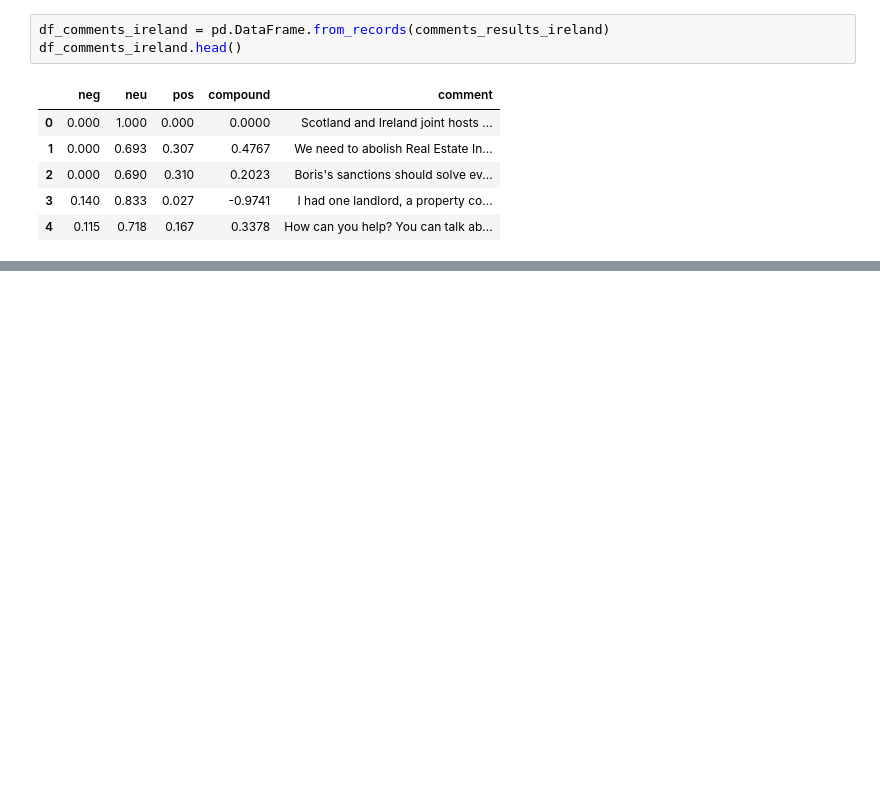
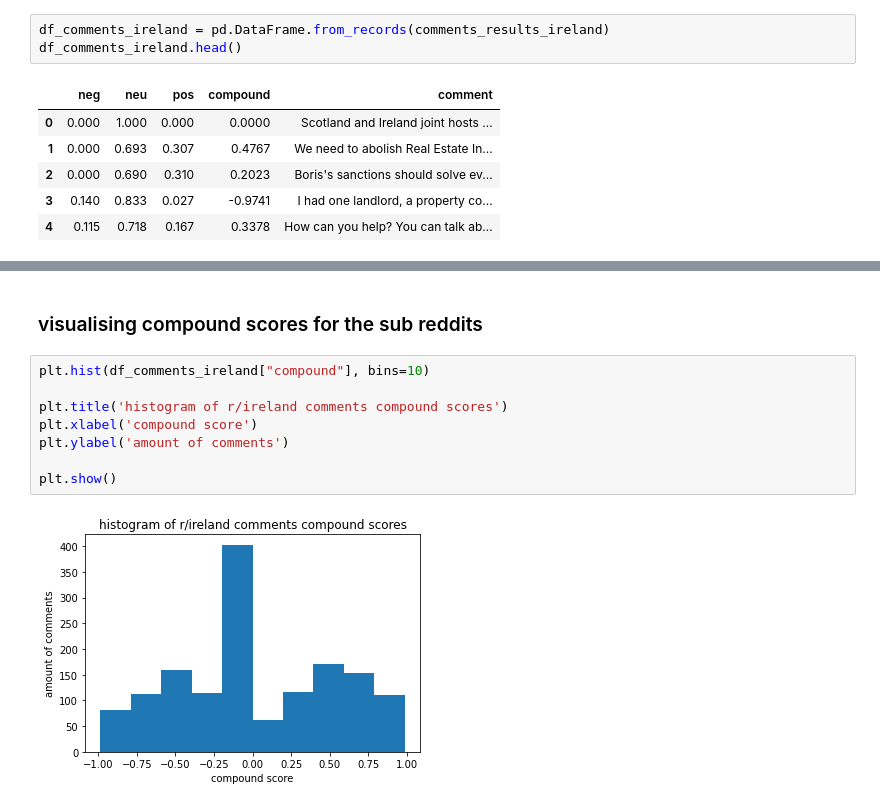
Before and after one commit to Gus1616/investigation_of_language_styles_reddit, a Jupyter notebook: 17350796_reddit_assignment_notebook.ipynb, the cells around one changed output, grey strips where cells are left out. Cells and saved outputs as stored; diff of their text form; blank space fills up the shorter version.

```diff
--- a/17350796_reddit_assignment_notebook.ipynb
+++ b/17350796_reddit_assignment_notebook.ipynb
@@ -1048,0 +1073,12 @@ df_comments_ireland.head(10)
+# %% [markdown]
+### visualising compound scores for the sub reddits
+# %%
+plt.hist(df_comments_ireland["compound"], bins=10)
+
+plt.title('histogram of r/ireland comments compound scores')
+plt.xlabel('compound score')
+plt.ylabel('amount of comments')
+
+plt.show()
+# %% [output]
+[figure, added]
```
Also changed, not shown: parts of 52 cells of this notebook, 1 other file.
